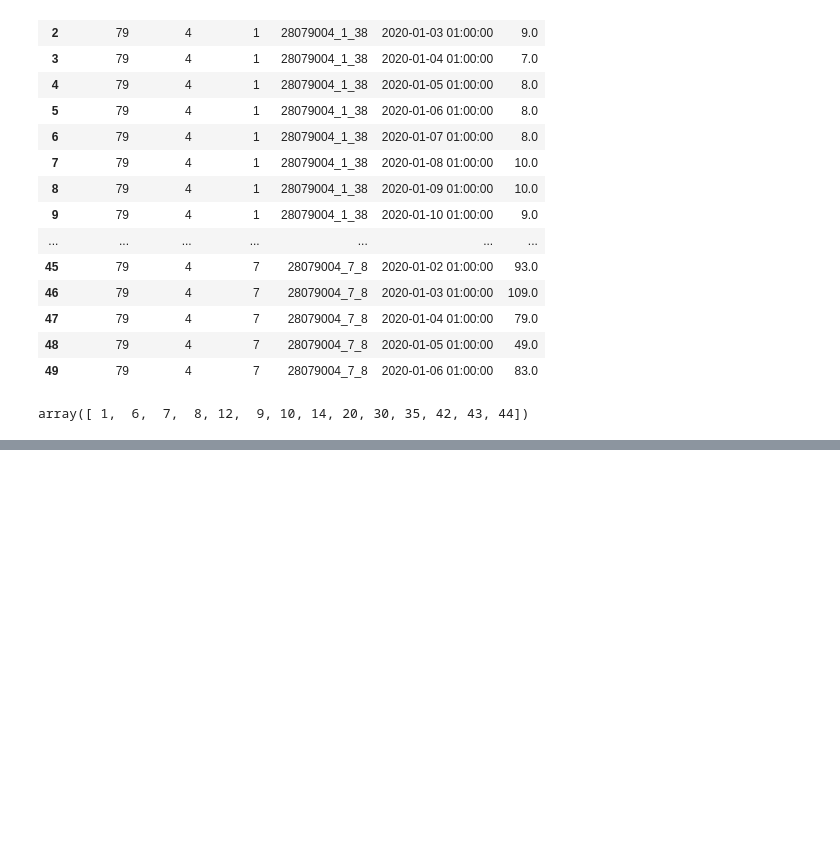
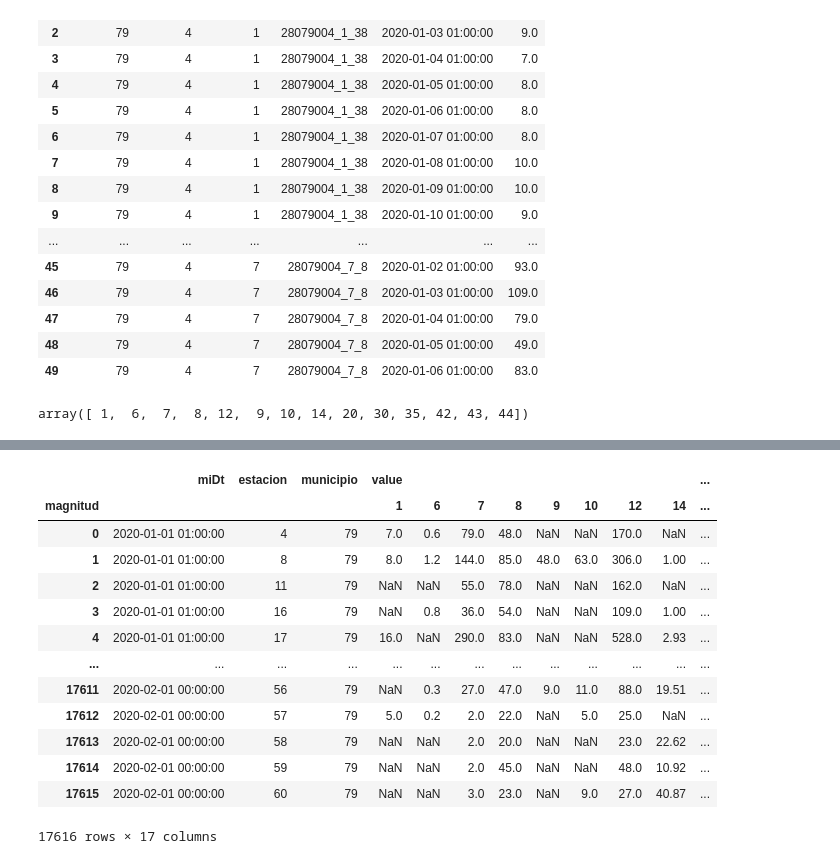
Before and after one commit to 4tolon/Aire_de_calidad, a Jupyter notebook: notebooks/manipulacion_2.ipynb, the cells around one changed output, grey strips where cells are left out. Saved outputs shown, nothing was run; the diff lists cells and outputs as text; code cells hidden in the pictures; blank space fills up the shorter version.

```diff
--- a/notebooks/manipulacion_2.ipynb
+++ b/notebooks/manipulacion_2.ipynb
@@ -431,0 +398,19 @@ df_total.tail(30)
+# %%
+df_total.reset_index(inplace=True)
+# %%
+df_total
+# %% [output]
+|  | miDt | estacion | municipio | value |  |  |  |  |  |  |  | ... |
+| magnitud |  |  |  | 1 | 6 | 7 | 8 | 9 | 10 | 12 | 14 | ... |
+| 0 | 2020-01-01 01:00:00 | 4 | 79 | 7.0 | 0.6 | 79.0 | 48.0 | NaN | NaN | 170.0 | NaN | ... |
+| 1 | 2020-01-01 01:00:00 | 8 | 79 | 8.0 | 1.2 | 144.0 | 85.0 | 48.0 | 63.0 | 306.0 | 1.00 | ... |
+| 2 | 2020-01-01 01:00:00 | 11 | 79 | NaN | NaN | 55.0 | 78.0 | NaN | NaN | 162.0 | NaN | ... |
+| 3 | 2020-01-01 01:00:00 | 16 | 79 | NaN | 0.8 | 36.0 | 54.0 | NaN | NaN | 109.0 | 1.00 | ... |
+| 4 | 2020-01-01 01:00:00 | 17 | 79 | 16.0 | NaN | 290.0 | 83.0 | NaN | NaN | 528.0 | 2.93 | ... |
+| ... | ... | ... | ... | ... | ... | ... | ... | ... | ... | ... | ... | ... |
+| 17611 | 2020-02-01 00:00:00 | 56 | 79 | NaN | 0.3 | 27.0 | 47.0 | 9.0 | 11.0 | 88.0 | 19.51 | ... |
+| 17612 | 2020-02-01 00:00:00 | 57 | 79 | 5.0 | 0.2 | 2.0 | 22.0 | NaN | 5.0 | 25.0 | NaN | ... |
+| 17613 | 2020-02-01 00:00:00 | 58 | 79 | NaN | NaN | 2.0 | 20.0 | NaN | NaN | 23.0 | 22.62 | ... |
+| 17614 | 2020-02-01 00:00:00 | 59 | 79 | NaN | NaN | 2.0 | 45.0 | NaN | NaN | 48.0 | 10.92 | ... |
+| 17615 | 2020-02-01 00:00:00 | 60 | 79 | NaN | NaN | 3.0 | 23.0 | NaN | 9.0 | 27.0 | 40.87 | ... |
+17616 rows × 17 columns
```
Also changed, not shown: parts of 28 cells of this notebook, 2 other files.
